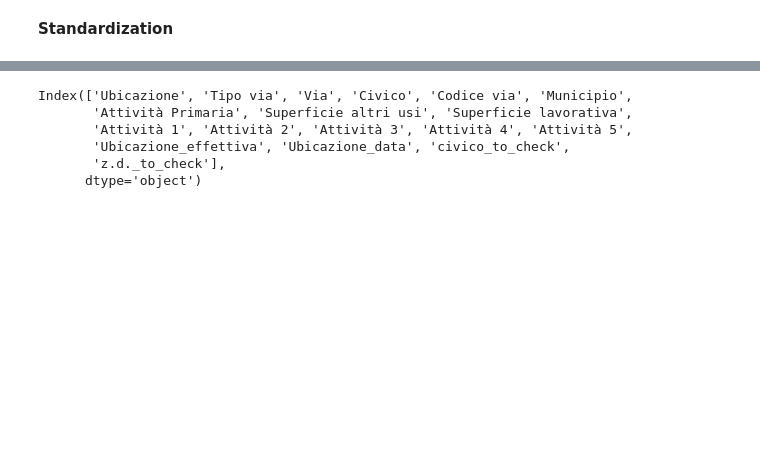
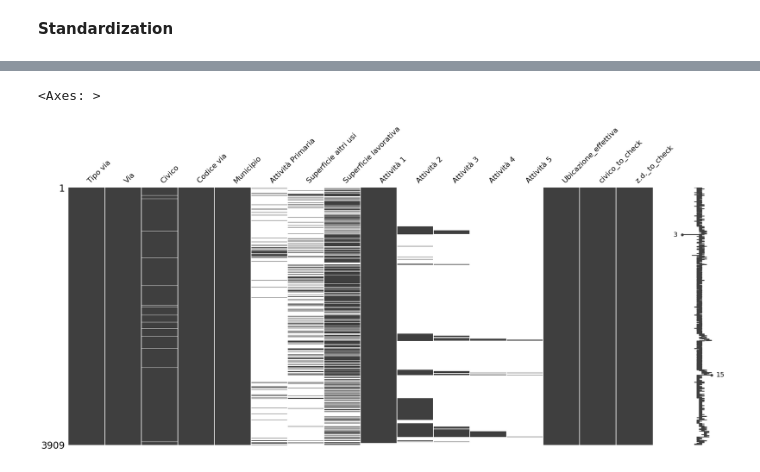
Before and after one commit to Edoardo644/Data-Quality-Repo, a Jupyter notebook: Project/Project.ipynb, the cells around one changed output, grey strips where cells are left out. Saved outputs shown, nothing was run; the diff lists cells and outputs as text; code cells hidden in the pictures; blank space fills up the shorter version.

```diff
--- a/Project/Project.ipynb
+++ b/Project/Project.ipynb
@@ -374,4 +374,5 @@ Histogram for Codice via:
 #TO-CHECK maybe changing zd into municipio not so efficient because of the z.d. in the Ubicazione
 SERVICES.rename(columns={"Prevalente":"Attività Primaria", "ZD":"Municipio"},inplace=True)
 #may be useful to sort for the first column or for Municipio -- TODO i have to think wheter it makes sense to sort for TEP considering i drop it later
-SERVICES = SERVICES.sort_values('Tipo esercizio pa', ascending=True)
+SERVICES = SERVICES.sort_values(by = ['Tipo esercizio pa', "Ubicazione"], ascending=True)
+print(SERVICES.head())
@@ -569,6 +589,13 @@ SERVICES["z.d._to_check"] = SERVICES["z.d._to_check"].str.replace("z.d.", "", re
 SERVICES["z.d._to_check"] = SERVICES["z.d._to_check"].str.replace(")", "", regex=False)
 
 
+#At last, drop the original column
+#SERVICES = SERVICES.drop(["Ubicazione_effettiva"], axis = 1)
+SERVICES = SERVICES.drop(["Ubicazione_data"], axis = 1)
+SERVICES = SERVICES.drop(["Ubicazione"], axis = 1)
+
+
+
 #Save in another xlsx to check the split worked properly
 SERVICES.to_excel(r'C:\Users\User\Desktop\OneDrive - Universita degli Studi Roma Tre\Desktop\Programming\Data Quality\Data-Quality-Repo\Project\Csv\standardized_SERVICES.xlsx', index=False)
 
@@ -583,9 +626,6 @@ AttributeError: 'DataFrame' object has no attribute 'str'
-# %%
-print(SERVICES.columns)
-# %% [output]
-Index(['Ubicazione', 'Tipo via', 'Via', 'Civico', 'Codice via', 'Municipio',
-       'Attività Primaria', 'Superficie altri usi', 'Superficie lavorativa',
-       'Attività 1', 'Attività 2', 'Attività 3', 'Attività 4', 'Attività 5',
-       'Ubicazione_effettiva', 'Ubicazione_data', 'civico_to_check',
-       'z.d._to_check'],
-      dtype='object')
+# %%
+#Visualize missing values for a deeper understanding
+mno.matrix(SERVICES)
+# %% [output]
+<Axes: >
+[figure, added]
```
Also changed, not shown: parts of 24 cells of this notebook, 12 other files.
